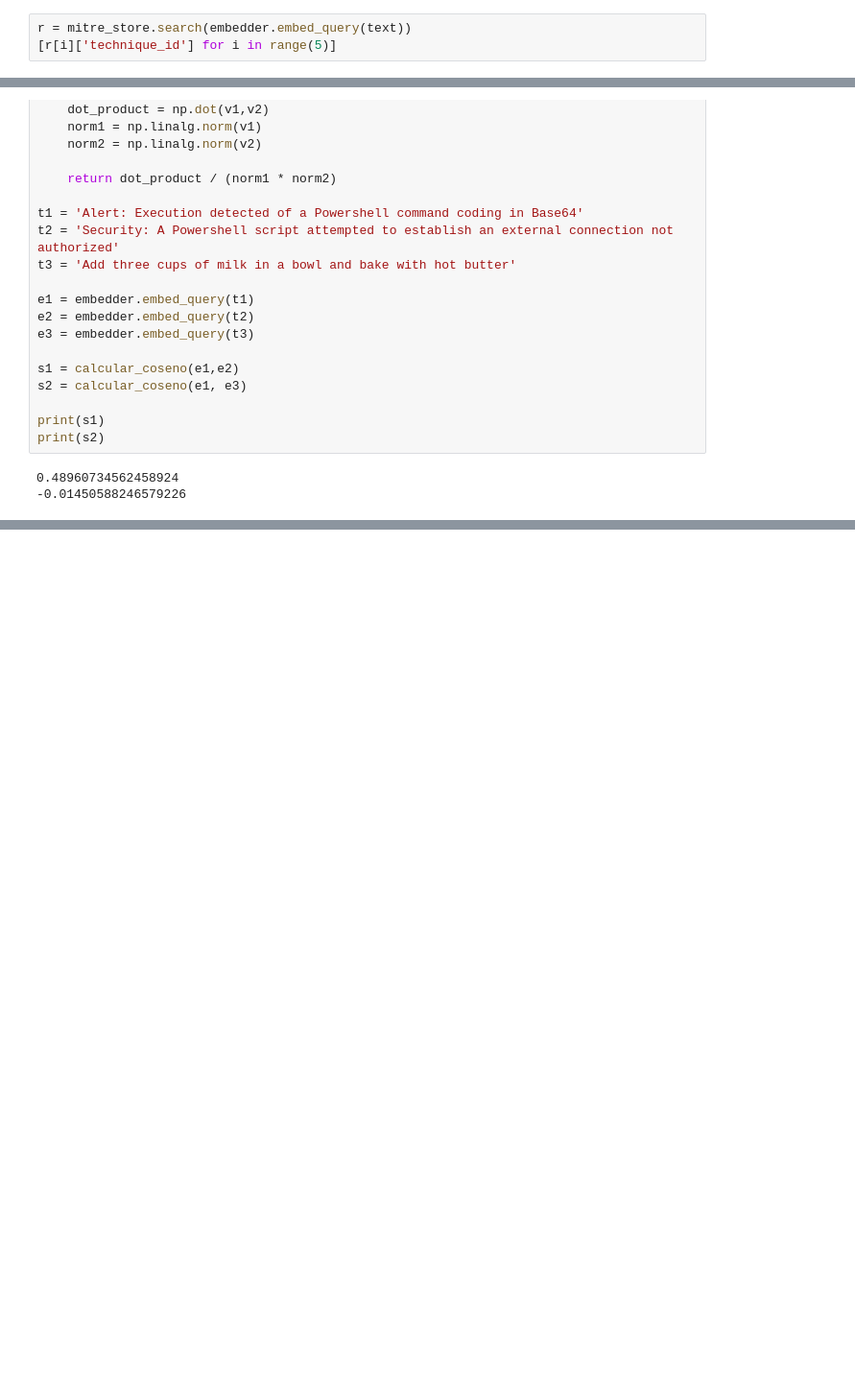
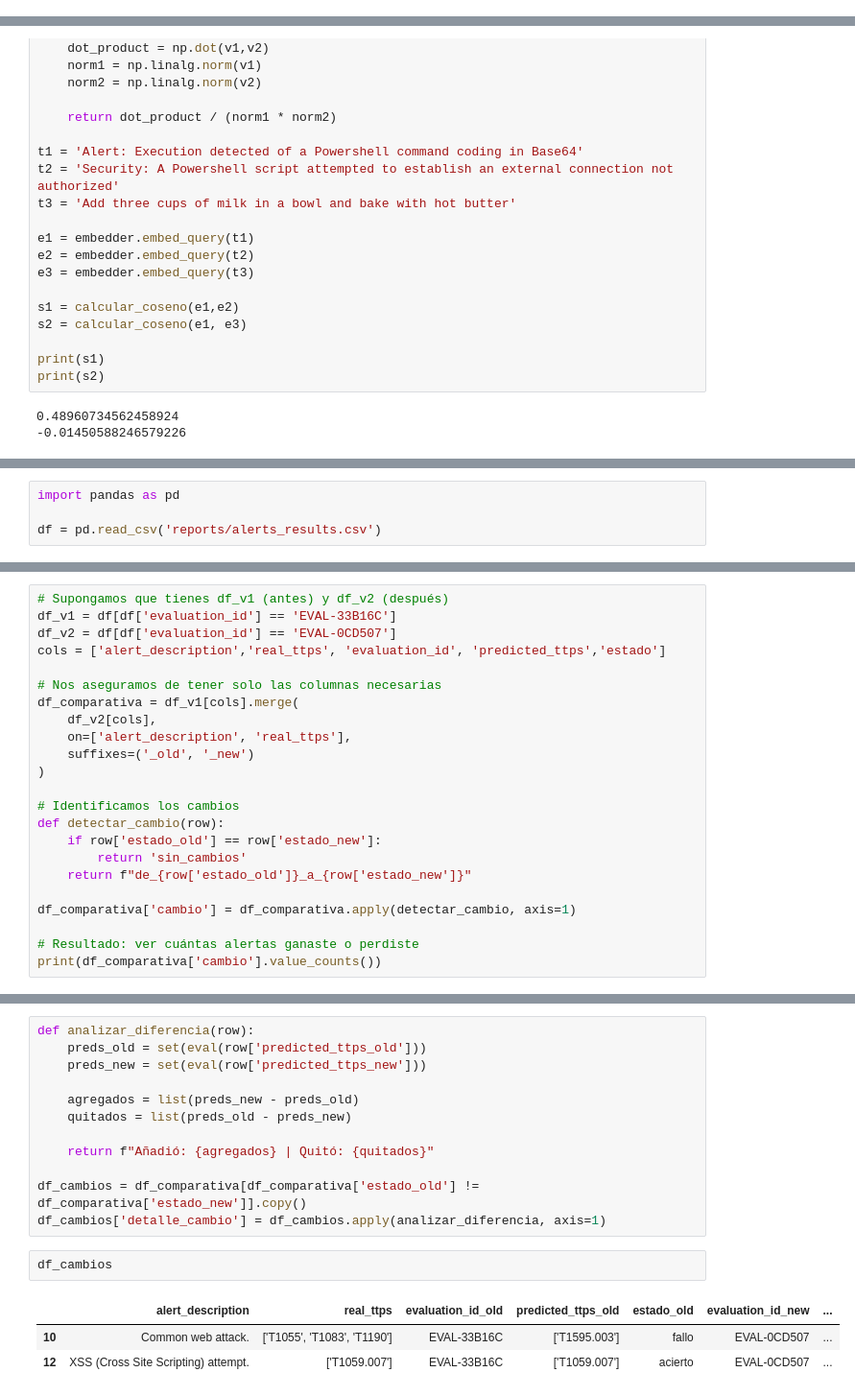
Before and after one commit to omarinfl/alert_correlation, a Jupyter notebook: pruebas.ipynb, the cells around one changed output, grey strips where cells are left out. Shown at 96% size. Cells and saved outputs as stored; diff of their text form; blank space fills up the shorter version.

```diff
--- a/pruebas.ipynb
+++ b/pruebas.ipynb
@@ -1471,3 +1925,0 @@ vector = mitre_store_bge.search(local_embedder.embed_query(text))[0]['vector']
-# %%
-r = mitre_store.search(embedder.embed_query(text))
-[r[i]['technique_id'] for i in range(5)]
@@ -1534,0 +1954,4 @@ results = mitre_store_v3_bge.search(query, top_k=10)
+# %%
+import pandas as pd
+
+df = pd.read_csv('reports/alerts_results.csv')
@@ -1534,0 +1977,23 @@ results = mitre_store_v3_bge.search(query, top_k=10)
+# %%
+# Supongamos que tienes df_v1 (antes) y df_v2 (después)
+df_v1 = df[df['evaluation_id'] == 'EVAL-33B16C']
+df_v2 = df[df['evaluation_id'] == 'EVAL-0CD507']
+cols = ['alert_description','real_ttps', 'evaluation_id', 'predicted_ttps','estado']
+
+# Nos aseguramos de tener solo las columnas necesarias
+df_comparativa = df_v1[cols].merge(
+    df_v2[cols],
+    on=['alert_description', 'real_ttps'],
+    suffixes=('_old', '_new')
+)
+
+# Identificamos los cambios
+def detectar_cambio(row):
+    if row['estado_old'] == row['estado_new']:
+        return 'sin_cambios'
+    return f"de_{row['estado_old']}_a_{row['estado_new']}"
+
+df_comparativa['cambio'] = df_comparativa.apply(detectar_cambio, axis=1)
+
+# Resultado: ver cuántas alertas ganaste o perdiste
+print(df_comparativa['cambio'].value_counts())
@@ -1534,0 +2036,18 @@ results = mitre_store_v3_bge.search(query, top_k=10)
+# %%
+def analizar_diferencia(row):
+    preds_old = set(eval(row['predicted_ttps_old']))
+    preds_new = set(eval(row['predicted_ttps_new']))
+
+    agregados = list(preds_new - preds_old)
+    quitados = list(preds_old - preds_new)
+
+    return f"Añadió: {agregados} | Quitó: {quitados}"
+
+df_cambios = df_comparativa[df_comparativa['estado_old'] != df_comparativa['estado_new']].copy()
+df_cambios['detalle_cambio'] = df_cambios.apply(analizar_diferencia, axis=1)
+# %%
+df_cambios
+# %% [output]
+|  | alert_description | real_ttps | evaluation_id_old | predicted_ttps_old | estado_old | evaluation_id_new | ... |
+| 10 | Common web attack. | ['T1055', 'T1083', 'T1190'] | EVAL-33B16C | ['T1595.003'] | fallo | EVAL-0CD507 | ... |
+| 12 | XSS (Cross Site Scripting) attempt. | ['T1059.007'] | EVAL-33B16C | ['T1059.007'] | acierto | EVAL-0CD507 | ... |
```
Also changed, not shown: parts of 32 cells of this notebook, 13 other files.
